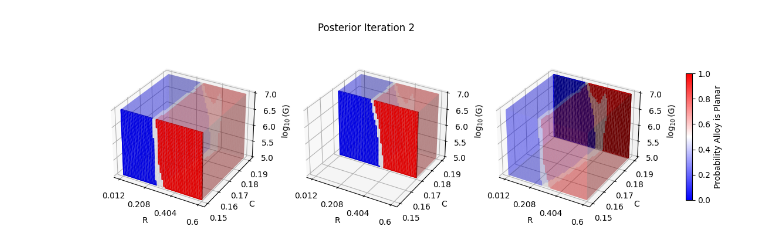
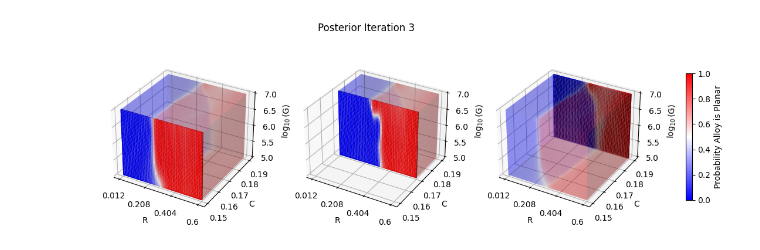
Before and after one commit to juanesfco/tamubo, a Jupyter notebook: ALProject/check.ipynb, the cells around one changed output. Drawn from its saved outputs; the diff is of its cells as text; code cells hidden in the pictures.

Commit message:
3label

```diff
--- a/ALProject/check.ipynb
+++ b/ALProject/check.ipynb
@@ -10,15 +10,15 @@ def colorMap(p):
     return(np.array(cmap(int(255*p))))
 
 # Read data, must have columns 'R','C','log10(G)', 'Predicted_Probability' or 'Prior' and be of shape (50,50,50)
-df_grid = pd.read_csv('grid_df_iteration_2_3labels.csv')
+df_grid = pd.read_csv('grid_df_iteration_3_3labels.csv')
 
 # Sort by x, y, z
 df_grid_sorted = df_grid.sort_values(by=['R','C','log10(G)'])
 
 # Apply colormap function to all probability values and RGBA colors in a (50,50,50,4) array
 #colorArray = np.stack(df_grid_sorted['Prior'].apply(colorMap).values).reshape(50,50,50,4)
-#colorArray = np.stack(df_grid_sorted['Predicted_Probability'].apply(colorMap).values).reshape(50,50,50,4)
-colorArray = np.stack(df_grid_sorted['Label_Probability'].apply(colorMap).values).reshape(50,50,50,4)
+colorArray = np.stack(df_grid_sorted['Predicted_Probability'].apply(colorMap).values).reshape(50,50,50,4)
+#colorArray = np.stack(df_grid_sorted['Label_Probability'].apply(colorMap).values).reshape(50,50,50,4)
 
 # Create copies and change A parameter (transparency) on desired planes
 colorArray1 = colorArray.copy()
@@ -68,32 +68,32 @@ ax1.set_zlabel(r'$\log_{10}$(G)')
 ax1.set_xticks(ticks=Rticks,labels=Rlabels)
 ax1.set_yticks(ticks=Cticks,labels=Clabels)
 ax1.set_zticks(ticks=logGticks,labels=logGlabels)
 
 ax2.voxels(voxelarray2, facecolors=colorArray2)
 ax2.set_xlabel('R')
 ax2.set_ylabel('C')
 ax2.set_zlabel(r'$\log_{10}$(G)')
 ax2.set_xticks(ticks=Rticks,labels=Rlabels)
 ax2.set_yticks(ticks=Cticks,labels=Clabels)
 ax2.set_zticks(ticks=logGticks,labels=logGlabels)
 
 ax3.voxels(voxelarray1, facecolors=colorArray3)
 ax3.set_xlabel('R')
 ax3.set_ylabel('C')
 ax3.set_zlabel(r'$\log_{10}$(G)')
 ax3.set_xticks(ticks=Rticks,labels=Rlabels)
 ax3.set_yticks(ticks=Cticks,labels=Clabels)
 ax3.set_zticks(ticks=logGticks,labels=logGlabels)
 
 ax4.axis('off')
 norm = mpl.colors.Normalize(vmin=0, vmax=1)
 sm = plt.cm.ScalarMappable(cmap='bwr', norm=norm)
 sm.set_array([])
 cbar = fig.colorbar(sm,ax=ax4,shrink=0.7,anchor=(3.5,0.5))
 cbar.set_label('Probability Alloy is Planar')
 
-fig.suptitle('Posterior Iteration 2')
+fig.suptitle('Posterior Iteration 3')
 
 plt.show()
 # %% [output]
-[figure, old version]
+[figure, new version]
```
Also changed, not shown: 21 other files.
